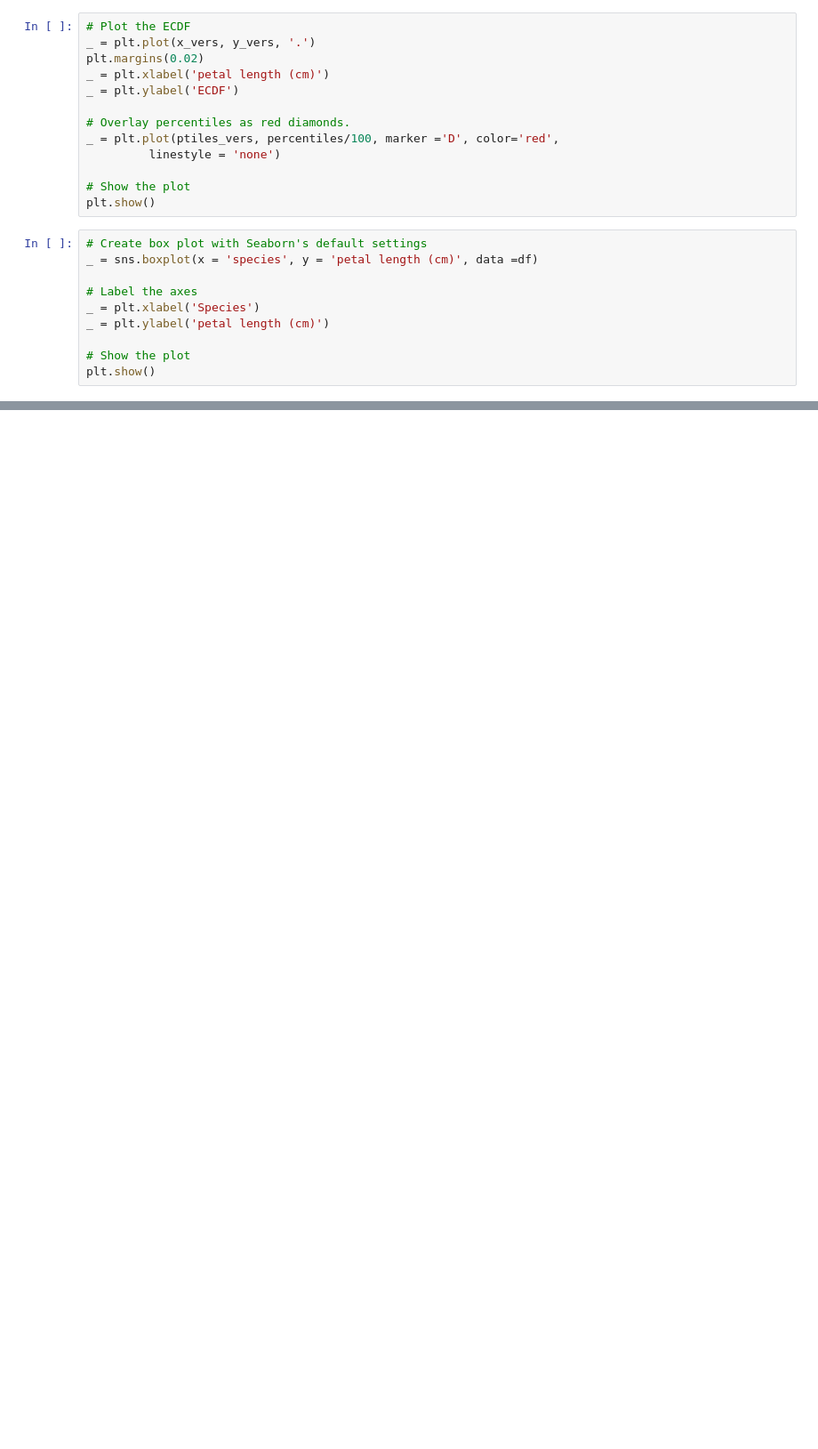
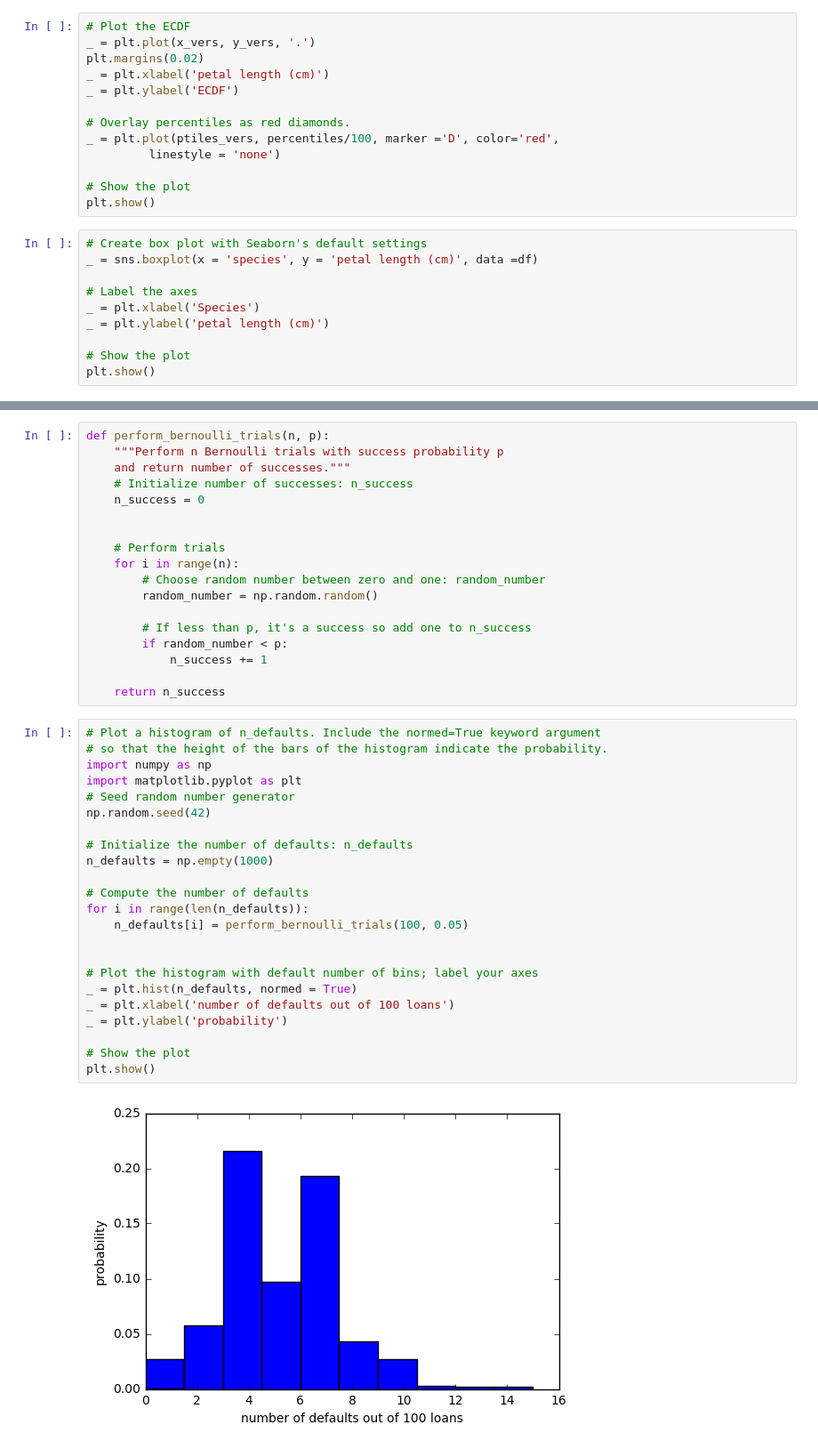
Before and after one commit to e-arslan/Python-Courses, a Jupyter notebook: EDA.ipynb, the cells around one changed output, grey strips where cells are left out. Shown at 89% size. Saved outputs shown, nothing was run; the diff lists cells and outputs as text; blank space fills up the shorter version.

```diff
--- a/EDA.ipynb
+++ b/EDA.ipynb
@@ -135,0 +192,43 @@ plt.show()
+# %%
+def perform_bernoulli_trials(n, p):
+    """Perform n Bernoulli trials with success probability p
+    and return number of successes."""
+    # Initialize number of successes: n_success
+    n_success = 0
+
+
+    # Perform trials
+    for i in range(n):
+        # Choose random number between zero and one: random_number
+        random_number = np.random.random()
+
+        # If less than p, it's a success so add one to n_success
+        if random_number < p:
+            n_success += 1
+
+    return n_success
+# %%
+# Plot a histogram of n_defaults. Include the normed=True keyword argument
+# so that the height of the bars of the histogram indicate the probability.
+import numpy as np
+import matplotlib.pyplot as plt
+# Seed random number generator
+np.random.seed(42)
+
+# Initialize the number of defaults: n_defaults
+n_defaults = np.empty(1000)
+
+# Compute the number of defaults
+for i in range(len(n_defaults)):
+    n_defaults[i] = perform_bernoulli_trials(100, 0.05)
+
+
+# Plot the histogram with default number of bins; label your axes
+_ = plt.hist(n_defaults, normed = True)
+_ = plt.xlabel('number of defaults out of 100 loans')
+_ = plt.ylabel('probability')
+
+# Show the plot
+plt.show()
+# %% [output]
+[figure, added]
```
Also changed, not shown: parts of 16 cells of this notebook.
